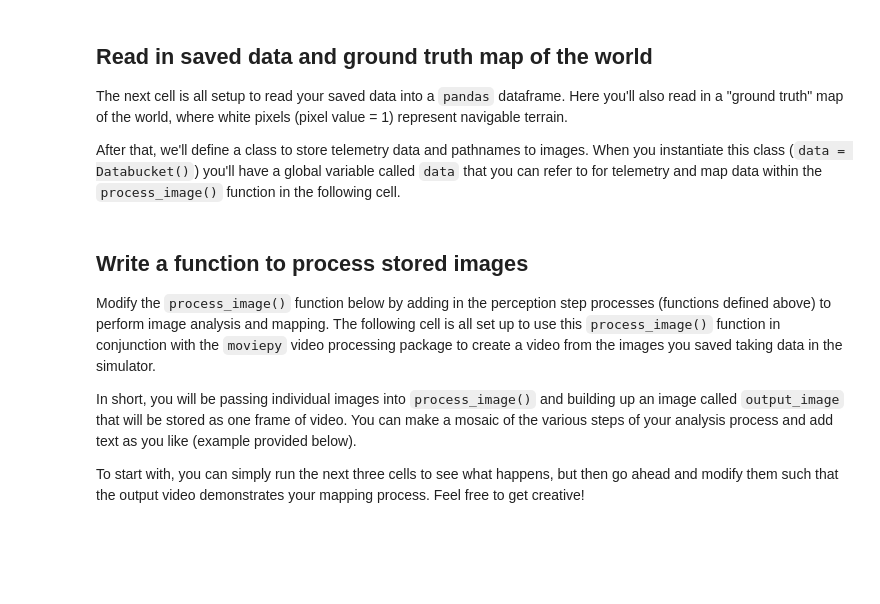
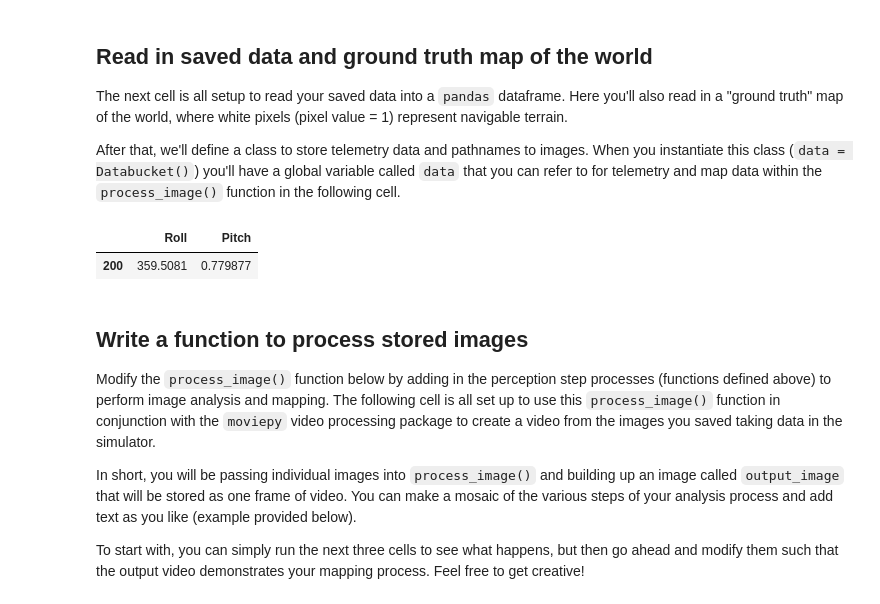
Before and after one commit to Riptawr/RoboND-Rover-Project, a Jupyter notebook: code/Rover_Project_Test_Notebook.ipynb, the cells around one changed output. Saved outputs shown, nothing was run; the diff lists cells and outputs as text; code cells hidden in the pictures; blank space fills up the shorter version.

```diff
--- a/code/Rover_Project_Test_Notebook.ipynb
+++ b/code/Rover_Project_Test_Notebook.ipynb
@@ -255,8 +256,7 @@ import pandas as pd
 # If you are in a locale (e.g., Europe) that uses ',' as the decimal separator
 # change the '.' to ','
 # df = pd.read_csv('../test_dataset/robot_log.csv', delimiter=';', decimal='.')
-data_dir = "/home/riptawr/GitRepos/robotics/udacity-dlnd/robot_log.csv"
-df = pd.read_csv(data_dir, delimiter=';', decimal='.')
+df = pd.read_csv(os.path.relpath("./robot_log.csv"), delimiter=';', decimal='.')
 csv_img_list = df["Path"].tolist() # Create list of image pathnames
 # Read in ground truth map and create a 3-channel image with it
 ground_truth = mpimg.imread('../calibration_images/map_bw.png')
@@ -273,6 +273,9 @@ class Databucket():
         self.xpos = df["X_Position"].values
         self.ypos = df["Y_Position"].values
         self.yaw = df["Yaw"].values
+        # Adding pitch and roll for more accurate mapping
+        self.pitch = df["Pitch"].values
+        self.roll = df["Roll"].values
         self.count = 0 # This will be a running index
         self.worldmap = np.zeros((200, 200, 3)).astype(np.float)
         self.ground_truth = ground_truth_3d # Ground truth worldmap
@@ -280,6 +283,11 @@ class Databucket():
 # Instantiate a Databucket().. this will be a global variable/object
 # that you can refer to in the process_image() function below
 data = Databucket()
+# %%
+df[["Roll", "Pitch"]].where(df.Path==df.Path[200]).dropna()
+# %% [output]
+|  | Roll | Pitch |
+| 200 | 359.5081 | 0.779877 |
 # %% [markdown]
 ## Write a function to process stored images
 
```
Also changed, not shown: parts of 10 cells of this notebook.
